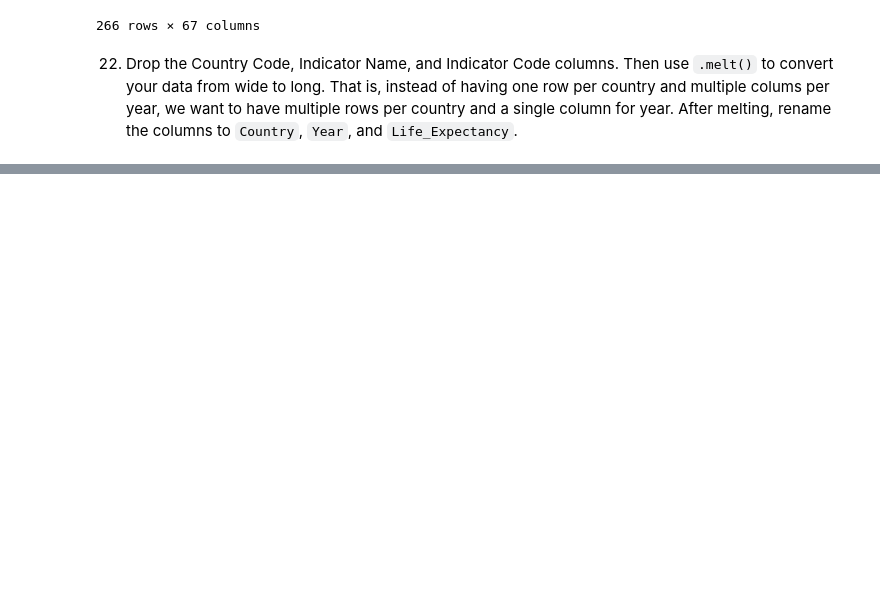
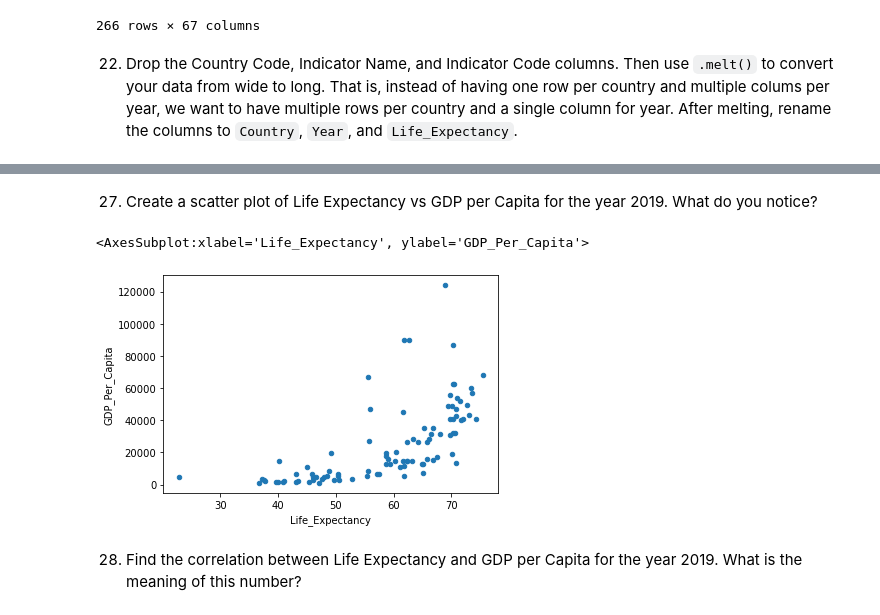
Before and after one commit to nss-data-science-cohort-6/un_data_question-michialm, a Jupyter notebook: notebooks/UN_Data_Exploration.ipynb, the cells around one changed output, grey strips where cells are left out. Drawn from its saved outputs; the diff is of its cells as text; code cells hidden in the pictures; blank space fills up the shorter version.

```diff
--- a/notebooks/UN_Data_Exploration.ipynb
+++ b/notebooks/UN_Data_Exploration.ipynb
@@ -418,0 +466,3 @@ life_expectancy.melt(id_vars='Country Name').dropna()
+# %%
+gdp_le_2019 = gdp_le.loc[gdp_le['Year'] == '2019']
+gdp_le_2019.loc[gdp_le_2019['Life_Expectancy'] >= 80].count()
@@ -418,0 +541,9 @@ life_expectancy.melt(id_vars='Country Name').dropna()
+# %% [markdown]
+27. Create a scatter plot of Life Expectancy vs GDP per Capita for the year 2019. What do you notice?
+# %%
+gdp_le_2019.plot.scatter(x='Life_Expectancy', y='GDP_Per_Capita')
+# %% [output]
+<AxesSubplot:xlabel='Life_Expectancy', ylabel='GDP_Per_Capita'>
+[figure, added]
+# %% [markdown]
+28. Find the correlation between Life Expectancy and GDP per Capita for the year 2019. What is the meaning of this number?
```
Also changed, not shown: parts of 21 cells of this notebook.
